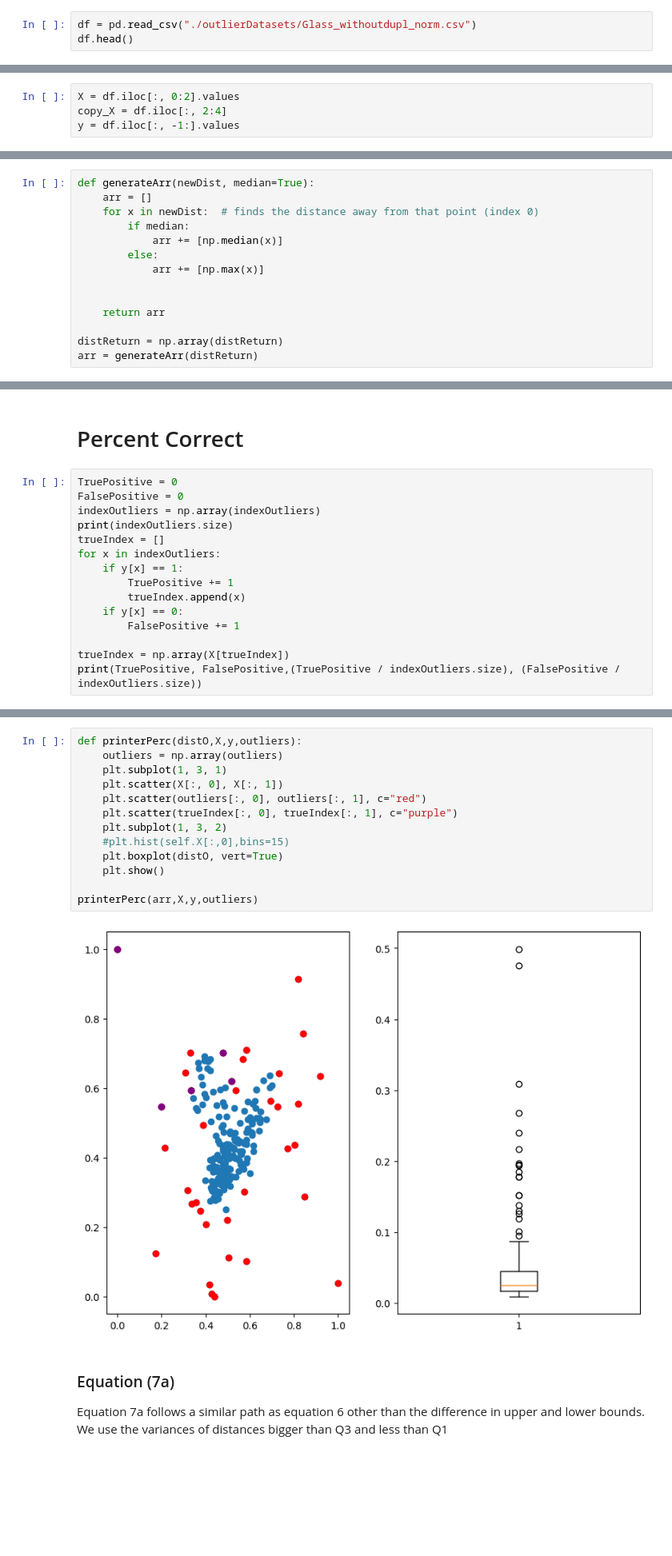
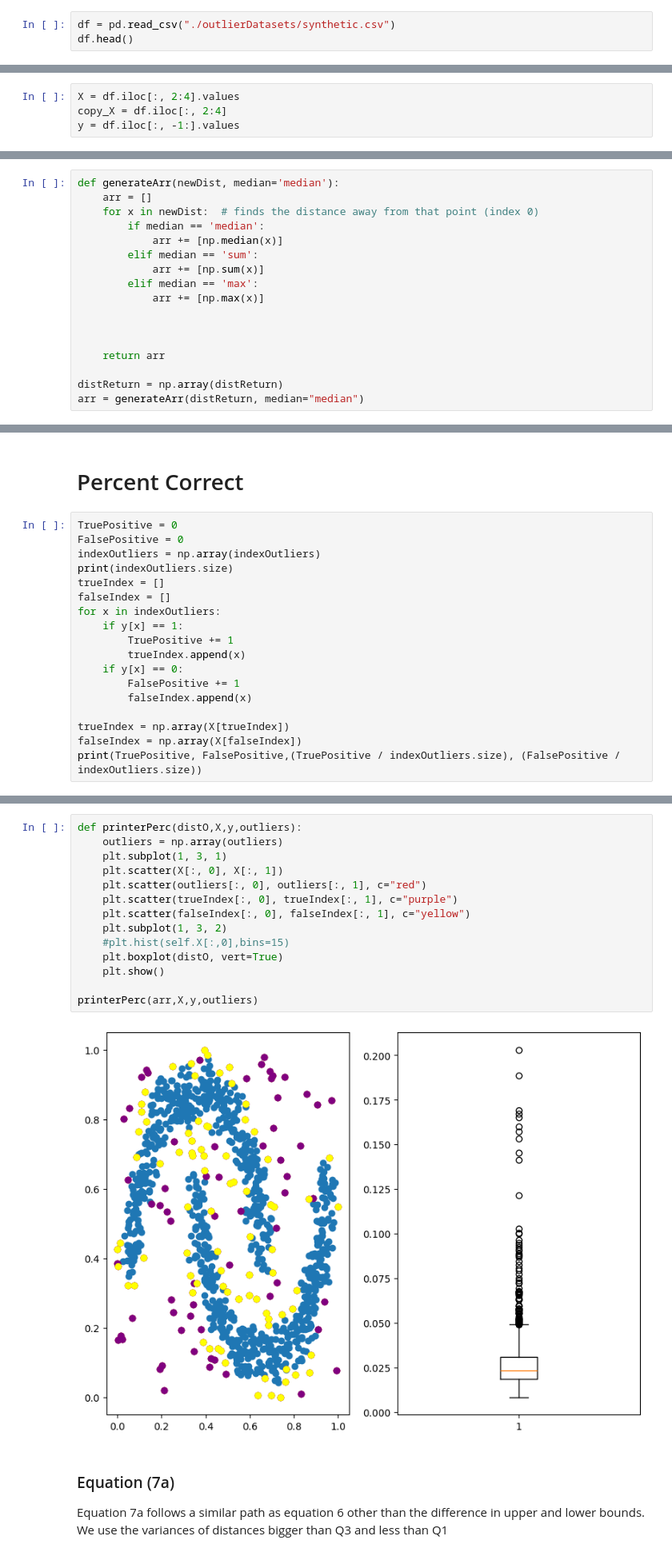
Before and after one commit to hodge-py/Outlier-Detection, a Jupyter notebook: Outlier Detection.ipynb, the cells around one changed output, grey strips where cells are left out. Shown at 80% size. Cells and saved outputs as stored; diff of their text form; blank space fills up the shorter version.

````diff
--- a/Outlier Detection.ipynb
+++ b/Outlier Detection.ipynb
@@ -16,6 +16,6 @@ plt.rcParams['figure.figsize'] = [15, 7]
 # %% [markdown]
 Read the csv file and drops any non-available values. We then select a dimension of two for X and use the species as the y.
 # %%
-df = pd.read_csv("./outlierDatasets/Glass_withoutdupl_norm.csv")
+df = pd.read_csv("./outlierDatasets/synthetic.csv")
 df.head()
 # %% [output]
@@ -28,5 +28,5 @@ df.head()
 # %%
-X = df.iloc[:, 0:2].values
+X = df.iloc[:, 2:4].values
 copy_X = df.iloc[:, 2:4]
 y = df.iloc[:, -1:].values
 # %%
@@ -45,19 +45,22 @@ knn, distReturn = main(X,y,10)
 # %% [markdown]
 We need the total distance for each element in the list. This is done by adding all the values found in the dist array returned from the ```main()```
 # %%
-def generateArr(newDist, median=True):
+def generateArr(newDist, median='median'):
     arr = []
     for x in newDist:  # finds the distance away from that point (index 0)
-        if median:
+        if median == 'median':
             arr += [np.median(x)]
-        else:
+        elif median == 'sum':
+            arr += [np.sum(x)]
+        elif median == 'max':
             arr += [np.max(x)]
+
 
 
     return arr
 
 distReturn = np.array(distReturn)
-arr = generateArr(distReturn)
+arr = generateArr(distReturn, median="median")
 # %% [markdown]
 ### Equation (6)
 Total distance for each index is now stored in a array so we use equation 6 from the paper to determine if the value is outside the boxplot. If so, the value is added to the outliers array
@@ -109,13 +112,16 @@ FalsePositive = 0
 indexOutliers = np.array(indexOutliers)
 print(indexOutliers.size)
 trueIndex = []
+falseIndex = []
 for x in indexOutliers:
     if y[x] == 1:
         TruePositive += 1
         trueIndex.append(x)
     if y[x] == 0:
         FalsePositive += 1
+        falseIndex.append(x)
 
 trueIndex = np.array(X[trueIndex])
+falseIndex = np.array(X[falseIndex])
 print(TruePositive, FalsePositive,(TruePositive / indexOutliers.size), (FalsePositive / indexOutliers.size))
 # %% [output]
@@ -124,18 +130,19 @@ print(TruePositive, FalsePositive,(TruePositive / indexOutliers.size), (FalsePos
 # %%
 def printerPerc(distO,X,y,outliers):
     outliers = np.array(outliers)
     plt.subplot(1, 3, 1)
     plt.scatter(X[:, 0], X[:, 1])
     plt.scatter(outliers[:, 0], outliers[:, 1], c="red")
     plt.scatter(trueIndex[:, 0], trueIndex[:, 1], c="purple")
+    plt.scatter(falseIndex[:, 0], falseIndex[:, 1], c="yellow")
     plt.subplot(1, 3, 2)
     #plt.hist(self.X[:,0],bins=15)
     plt.boxplot(distO, vert=True)
     plt.show()
 
 printerPerc(arr,X,y,outliers)
 # %% [output]
-[figure, old version]
+[figure, new version]
 # %% [markdown]
 ### Equation (7a)
 Equation 7a follows a similar path as equation 6 other than the difference in upper and lower bounds. We use the variances of distances bigger than Q3 and less than Q1
````
Also changed, not shown: parts of 4 cells of this notebook, 15 other files.
